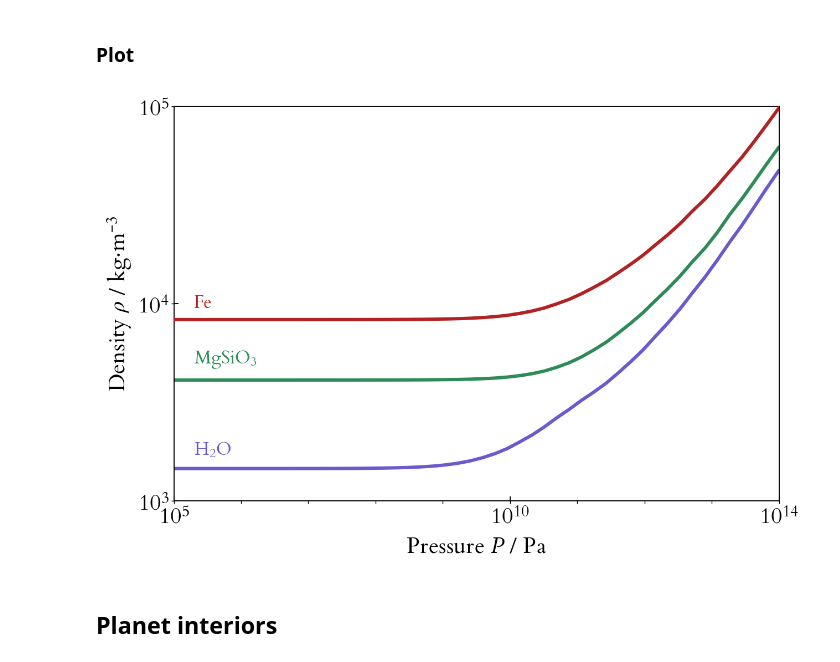
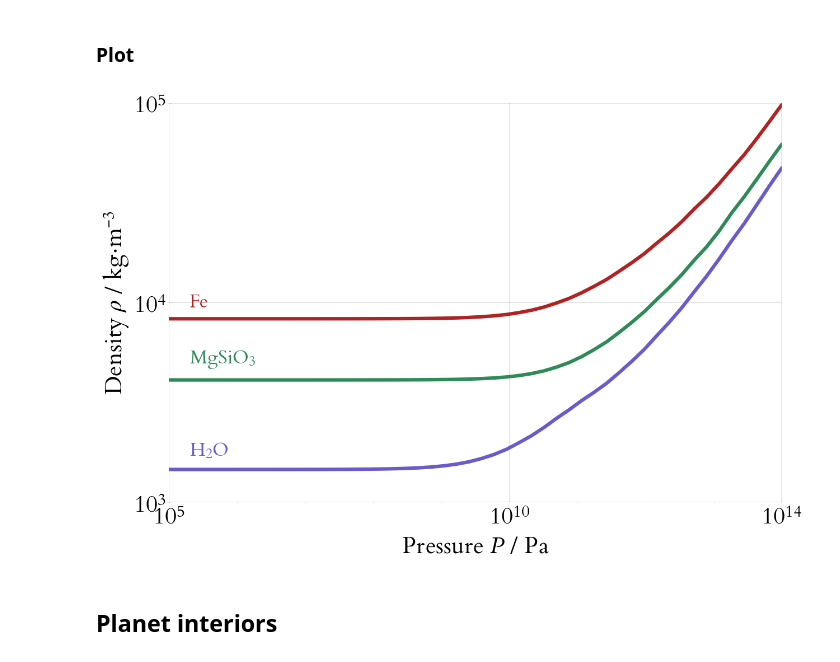
Before and after one commit to swt30/thesis, a Jupyter notebook: chapters/03-models/03-models-plots.ipynb, the cells around one changed output. Cells and saved outputs as stored; diff of their text form; code cells hidden in the pictures.

```diff
--- a/chapters/03-models/03-models-plots.ipynb
+++ b/chapters/03-models/03-models-plots.ipynb
@@ -43,26 +61,26 @@ h2o = eoses["h2o"];
 # %%
 autofig("simple-eos-comparison", Normal) do
     P = logspace(5, 14)
 
     ρ_h2o = map(h2o, P)
     ρ_mgsio3 = map(mgsio3, P)
     ρ_fe = map(fe, P)
 
     colors = [:slateblue :seagreen :firebrick]
 
     plot(P, [ρ_h2o ρ_mgsio3 ρ_fe], c=colors,
-        framestyle = :box,
+        framestyle = :grid,
         xaxis=((1e5, 1e14), :log10, L"Pressure $P$ / Pa"),
         yticks=[1e3, 1e4, 1e5],
         xticks=[1e5, 1e10, 1e14],
         yaxis=((1e3, 1e5), :log10, L"Density $ρ$ / kg$⋅$m$^{-3}$"),
         legend=false)
     annotate_color!(2e5, 1.8e3, L"H$_2$O", colors[1], plotsize=Margin)
     annotate_color!(2e5, 5.2e3, L"MgSiO$_3$", colors[2], plotsize=Margin)
     annotate_color!(2e5, 1e4, "Fe", colors[3], plotsize=Margin)
 end;
 # %% [output]
-[figure, old version]
+[figure, new version]
 # %% [markdown]
 ## Planet interiors
 # %% [markdown]
```
Also changed, not shown: parts of 5 cells of this notebook, 5 other files.
